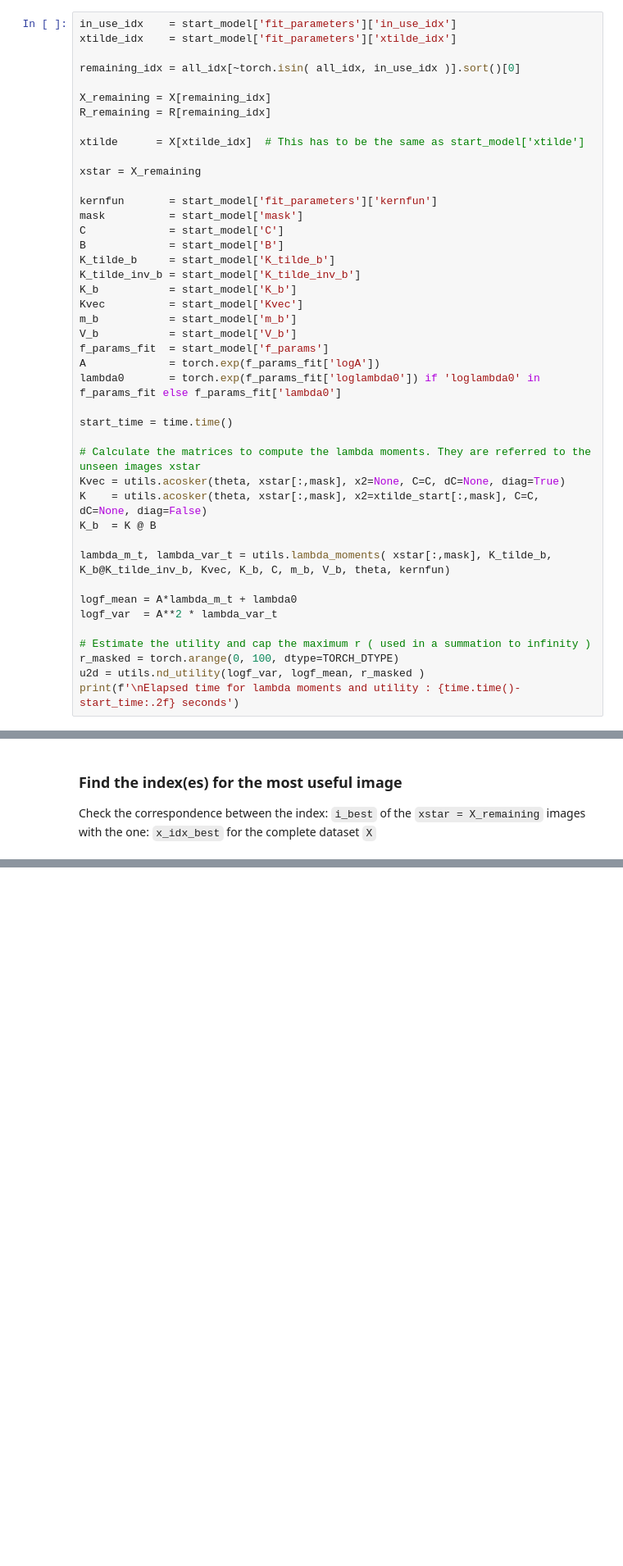
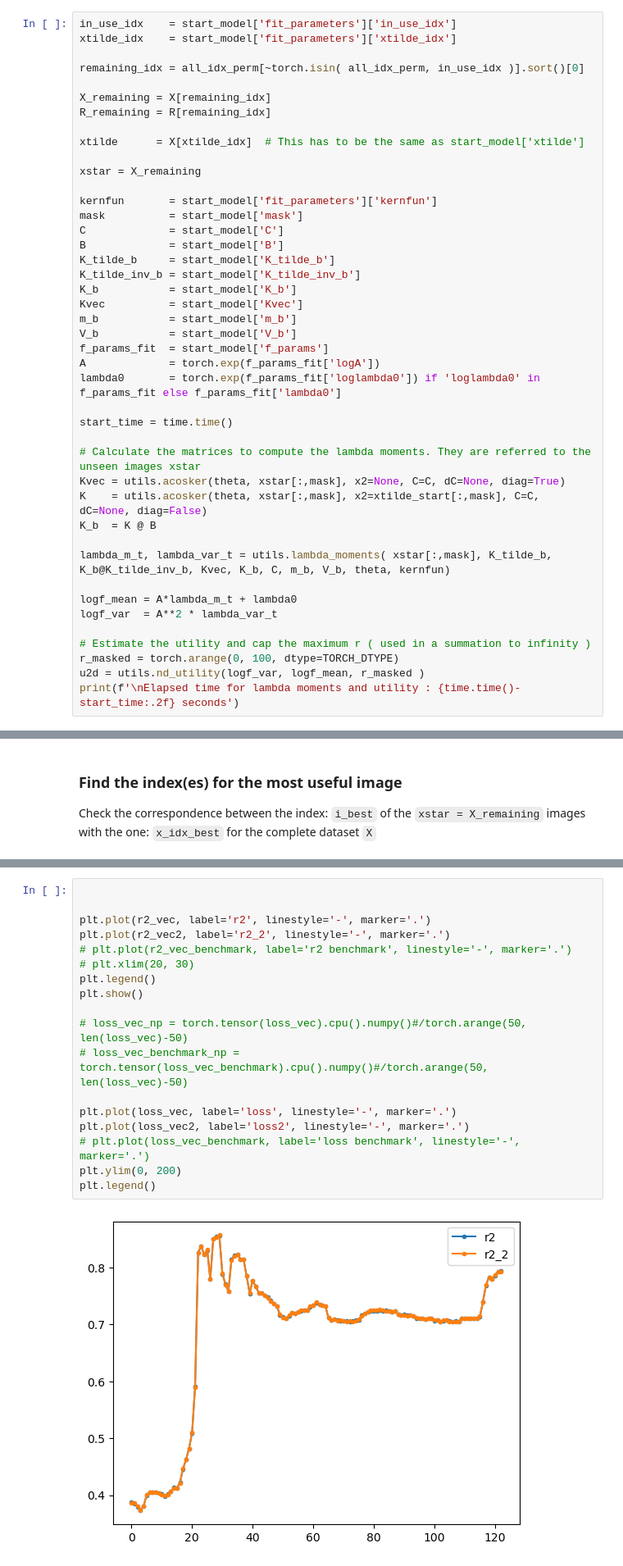
Before and after one commit to retinal-information-processing-lab/gaussian_processes, a Jupyter notebook: Spatial_GP_repo/one_cell_active_training.ipynb, the cells around one changed output, grey strips where cells are left out. Shown at 82% size. Drawn from its saved outputs; the diff is of its cells as text; blank space fills up the shorter version.

```diff
--- a/Spatial_GP_repo/one_cell_active_training.ipynb
+++ b/Spatial_GP_repo/one_cell_active_training.ipynb
@@ -248,7 +271,7 @@ New version
 in_use_idx    = start_model['fit_parameters']['in_use_idx']
 xtilde_idx    = start_model['fit_parameters']['xtilde_idx']
 
-remaining_idx = all_idx[~torch.isin( all_idx, in_use_idx )].sort()[0]
+remaining_idx = all_idx_perm[~torch.isin( all_idx_perm, in_use_idx )].sort()[0]
 
 X_remaining = X[remaining_idx]
 R_remaining = R[remaining_idx]
@@ -659,0 +675,20 @@ plt.plot(r2_vec.cpu().numpy())
+# %%
+
+
+plt.plot(r2_vec, label='r2', linestyle='-', marker='.')
+plt.plot(r2_vec2, label='r2_2', linestyle='-', marker='.')
+# plt.plot(r2_vec_benchmark, label='r2 benchmark', linestyle='-', marker='.')
+# plt.xlim(20, 30)
+plt.legend()
+plt.show()
+
+# loss_vec_np = torch.tensor(loss_vec).cpu().numpy()#/torch.arange(50, len(loss_vec)-50)
+# loss_vec_benchmark_np = torch.tensor(loss_vec_benchmark).cpu().numpy()#/torch.arange(50, len(loss_vec)-50)
+
+plt.plot(loss_vec, label='loss', linestyle='-', marker='.')
+plt.plot(loss_vec2, label='loss2', linestyle='-', marker='.')
+# plt.plot(loss_vec_benchmark, label='loss benchmark', linestyle='-', marker='.')
+plt.ylim(0, 200)
+plt.legend()
+# %% [output]
+[figure, added]
```
Also changed, not shown: parts of 22 cells of this notebook, 6 other files.
